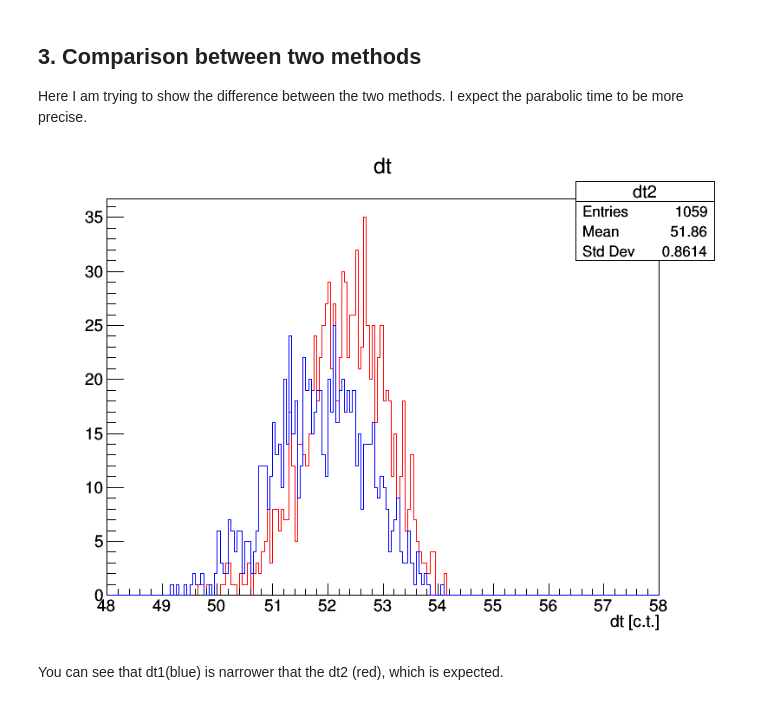
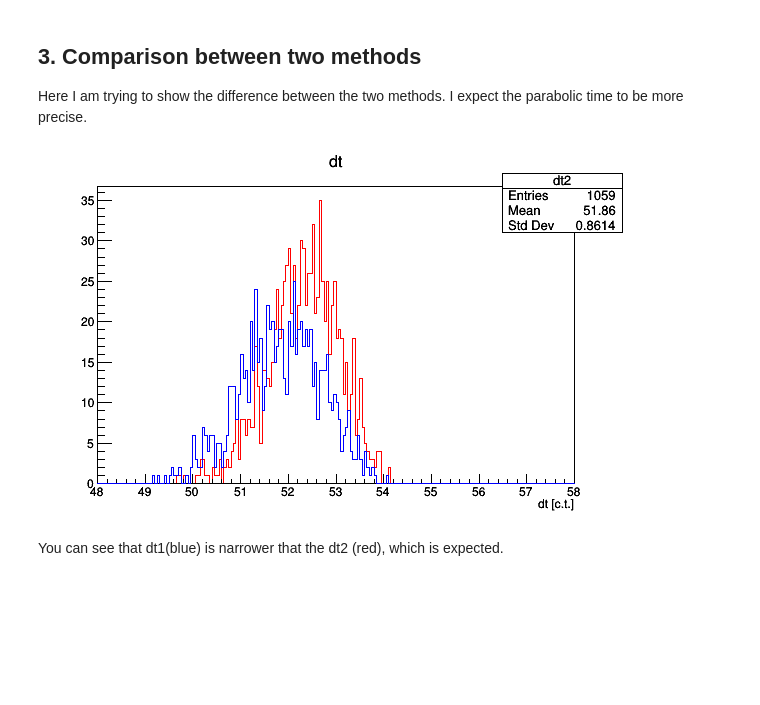
Before and after one commit to kimsiang/SLAC2016, a Jupyter notebook: TimeWalkAnalysis/WalkTime.ipynb, the cells around one changed output. Drawn from its saved outputs; the diff is of its cells as text; code cells hidden in the pictures; blank space fills up the shorter version.

```diff
--- a/TimeWalkAnalysis/WalkTime.ipynb
+++ b/TimeWalkAnalysis/WalkTime.ipynb
@@ -48,16 +48,16 @@ fw7_dt2 = file7.Get("timeWalkAnalyzer/dt2")
 Here I am trying to show the difference between the two methods. I expect the parabolic time to be more precise.
 # %%
 %jsroot off
-c1 = ROOT.TCanvas("c1","c1",800,600)
+c1 = ROOT.TCanvas("c1","c1",600,400)
 fw1_dt1.SetLineColor(2)
 fw1_dt2.SetLineColor(4)
 fw1_dt1.SetTitle("dt")
 fw1_dt1.GetXaxis().SetTitle("dt [c.t.]")
 fw1_dt1.Draw()
 fw1_dt2.Draw("sames")
 c1.Draw()
 # %% [output]
-[figure, old version]
+[figure, new version]
 # %% [markdown]
 You can see that dt1(blue) is narrower that the dt2 (red), which is expected.
 # %% [markdown]
```
Also changed, not shown: parts of 3 cells of this notebook.
